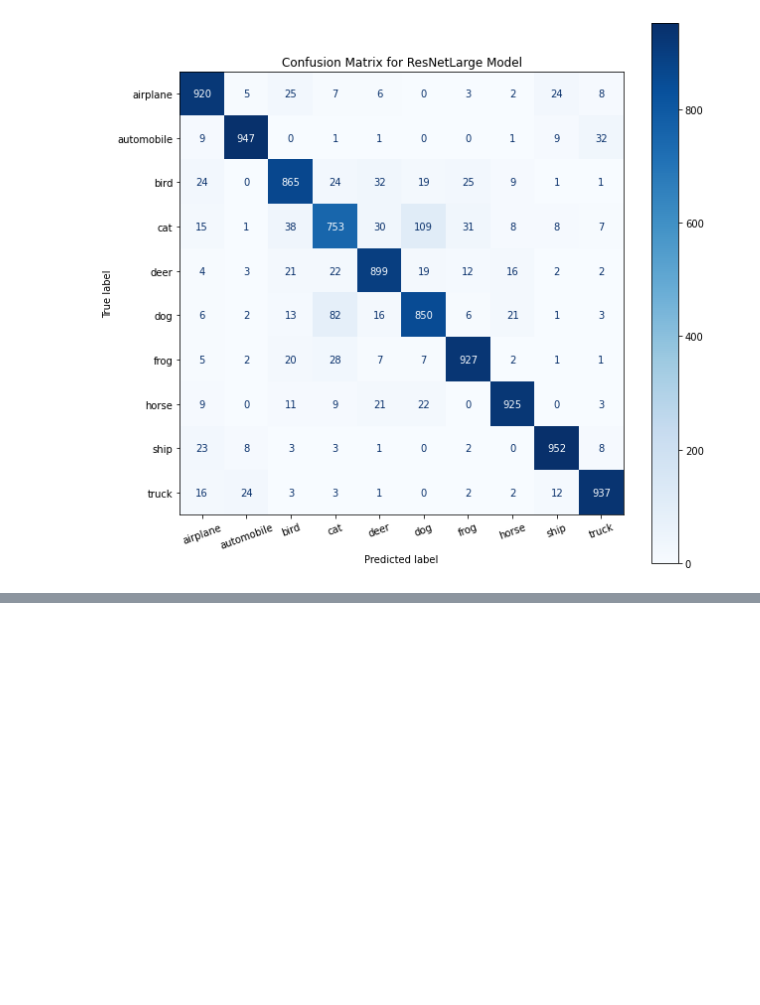
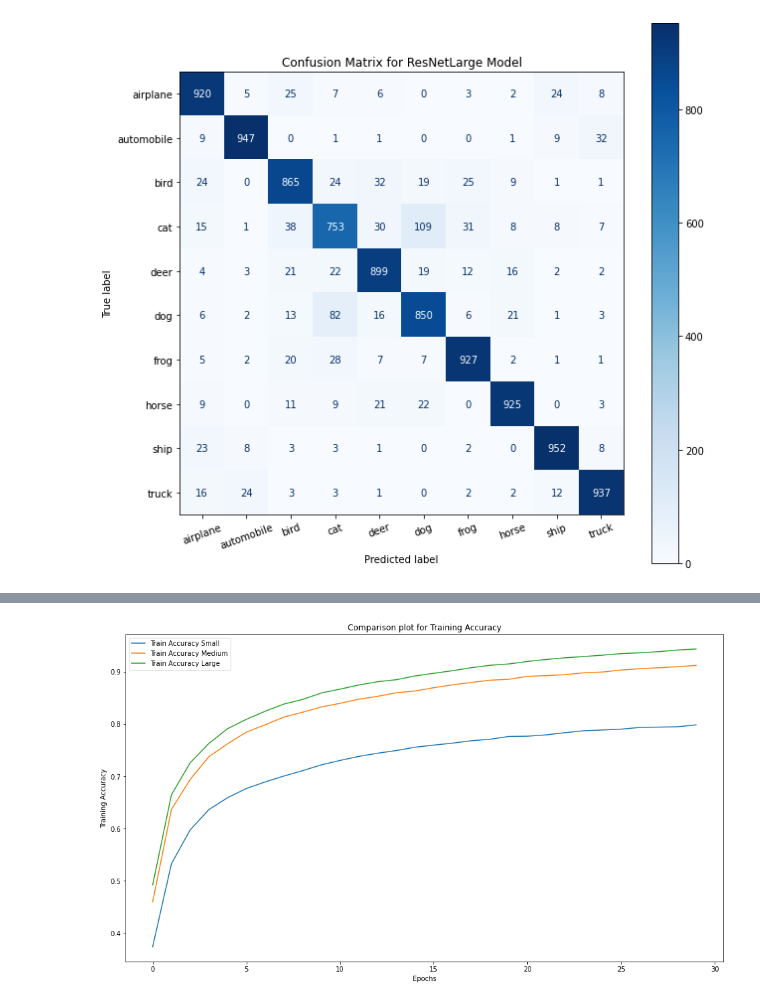
Before and after one commit to parisimaa/modifiedResNet, a Jupyter notebook: MiniProject.ipynb, the cells around one changed output, grey strips where cells are left out. Drawn from its saved outputs; the diff is of its cells as text; code cells hidden in the pictures; blank space fills up the shorter version.

```diff
--- a/MiniProject.ipynb
+++ b/MiniProject.ipynb
@@ -677,0 +690,12 @@ plt.xticks(rotation = 20)
+# %%
+fig, ax = plt.subplots(figsize=(16,9))
+plt.title('Comparison plot for Training Accuracy')
+plt.plot(train_acc_history_small, label='Train Accuracy Small')
+plt.plot(train_acc_history_medium, label='Train Accuracy Medium')
+plt.plot(train_acc_history_large, label='Train Accuracy Large')
+plt.legend()
+plt.xlabel("Epochs")
+plt.ylabel("Training Accuracy")
+plt.show()
+# %% [output]
+[figure, added]
```
Also changed, not shown: parts of 3 cells of this notebook.
